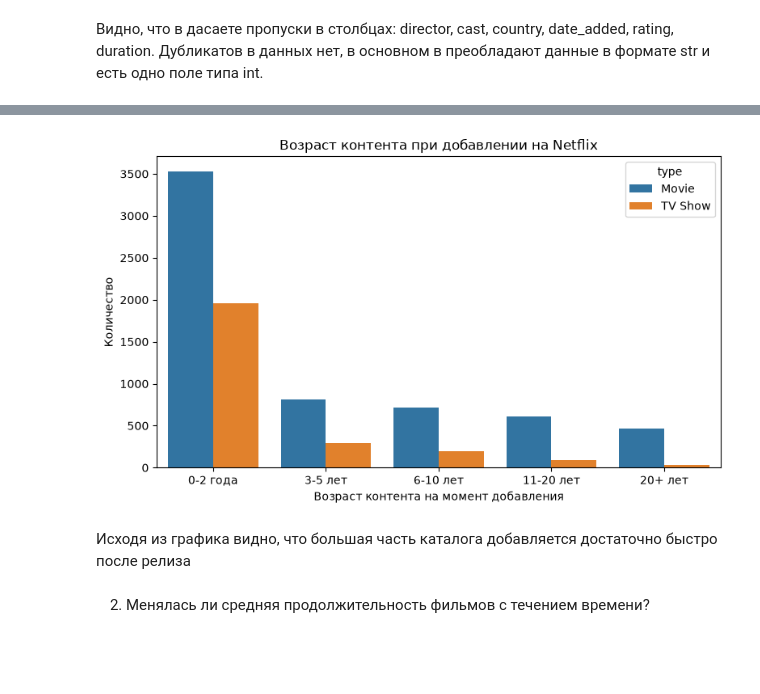
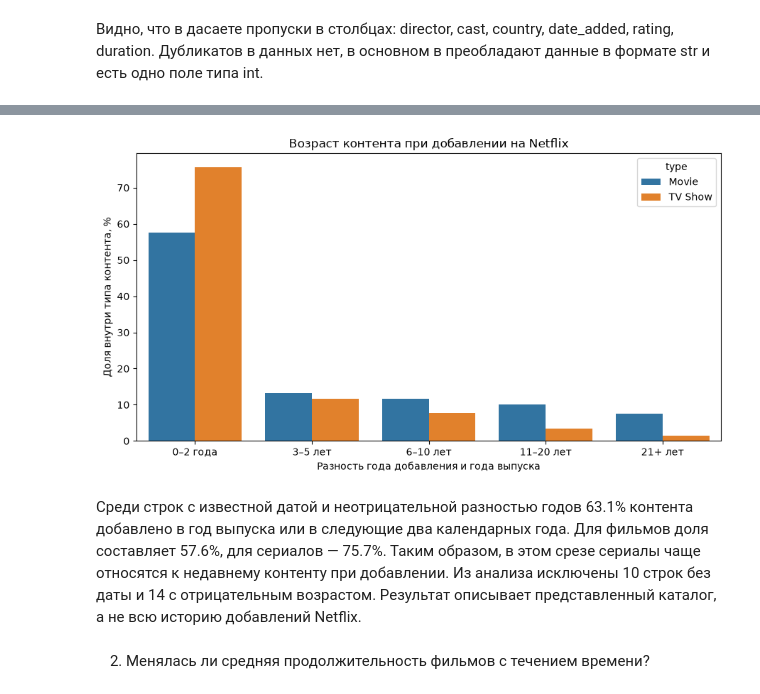
Before and after one commit to Stolyar123/Data-Analysis, a Jupyter notebook: Data cleaning and preparation.ipynb, the cells around one changed output, grey strips where cells are left out. Drawn from its saved outputs; the diff is of its cells as text; code cells hidden in the pictures; blank space fills up the shorter version.

Commit message:
Внесение правой после комментариев к первому дз

```diff
--- a/Data cleaning and preparation.ipynb
+++ b/Data cleaning and preparation.ipynb
@@ -655,11 +687,10 @@ dtype: int64
 # %%
-bins = [-1, 2, 5, 10, 20, 100]
-
-labels = ['0-2 года', '3-5 лет', '6-10 лет', '11-20 лет', '20+ лет']
-
-netflix['age_category'] = pd.cut(netflix['age_when_added'], bins=bins, labels=labels)
-
-age_category_stats = (netflix['age_category'].value_counts(normalize=True).sort_index().mul(100).round(1))
-
-age_category_stats
+age_valid = netflix['age_when_added'].notna() & netflix['age_when_added'].ge(0)
+bins = [-1, 2, 5, 10, 20, np.inf]
+labels = ['0–2 года', '3–5 лет', '6–10 лет', '11–20 лет', '21+ лет']
+netflix['age_category'] = pd.cut(netflix['age_when_added'].where(age_valid), bins=bins, labels=labels)
+print('Включено в возрастной анализ:', int(age_valid.sum()))
+print('Исключено:', int((~age_valid).sum()))
+age_category_stats = netflix['age_category'].value_counts(normalize=True).sort_index().mul(100)
+display(age_category_stats.round(1))
 # %% [output]
@@ -685,21 +718,25 @@ age_type_stats.round(1)
 # %%
+# Доли внутри типа позволяют сравнивать фильмы и сериалы разного объёма выборки.
+age_plot = age_type_stats.rename_axis('age_category').reset_index().melt(
+    id_vars='age_category', var_name='type', value_name='share'
+)
 plt.figure(figsize=(9, 5))
-
-sns.countplot(
-    data=netflix,
-    x='age_category',
-    hue='type'
-)
-
-plt.xlabel('Возраст контента на момент добавления')
-plt.ylabel('Количество')
+sns.barplot(data=age_plot, x='age_category', y='share', hue='type')
+plt.xlabel('Разность года добавления и года выпуска')
+plt.ylabel('Доля внутри типа контента, %')
 plt.title('Возраст контента при добавлении на Netflix')
-
+plt.tight_layout()
 plt.show()
 # %% [output]
-[figure, old version]
+[figure, new version]
 # %% [markdown]
-Исходя из графика видно, что большая часть каталога добавляется достаточно быстро после релиза
+Среди строк с известной датой и неотрицательной разностью годов
+63.1% контента добавлено в год выпуска или в следующие два календарных года.
+Для фильмов доля составляет 57.6%,
+для сериалов — 75.7%.
+Таким образом, в этом срезе сериалы чаще относятся к недавнему контенту при добавлении.
+Из анализа исключены 10 строк без даты и 14 с отрицательным возрастом.
+Результат описывает представленный каталог, а не всю историю добавлений Netflix.
 # %% [markdown]
 2. Менялась ли средняя продолжительность фильмов с течением времени?
 # %%
```
Also changed, not shown: parts of 23 cells of this notebook, 2 other files.
